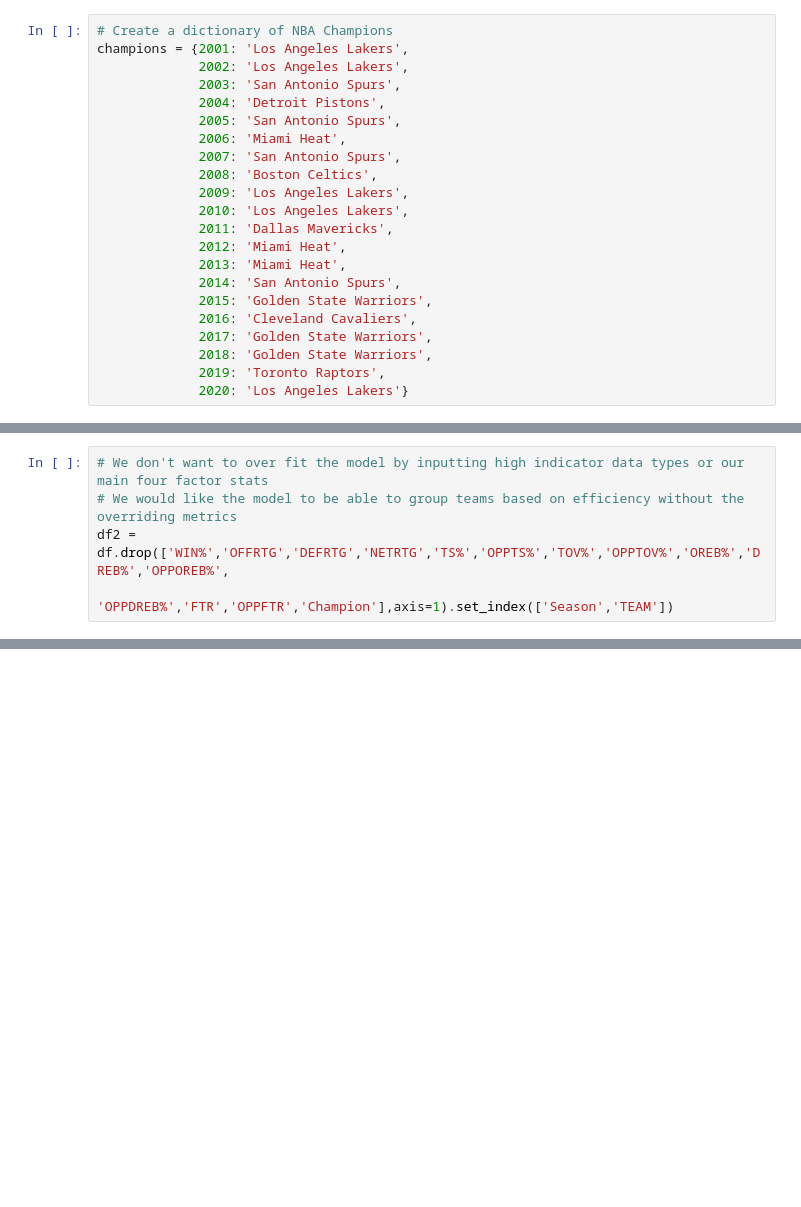
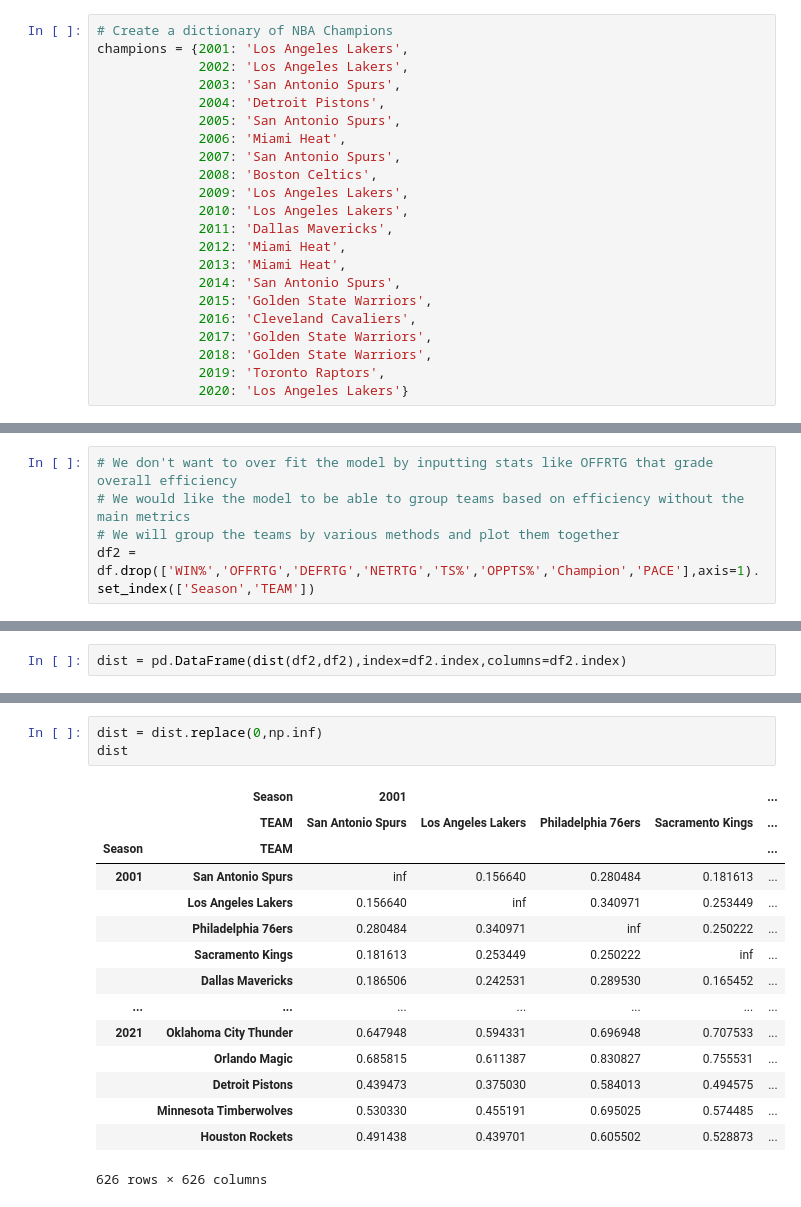
Before and after one commit to danielabboudi/DB_Project, a Jupyter notebook: Abboudi_Campi - Data Bootcamp Final Project.ipynb, the cells around one changed output, grey strips where cells are left out. Cells and saved outputs as stored; diff of their text form; blank space fills up the shorter version.

```diff
--- a/Abboudi_Campi - Data Bootcamp Final Project.ipynb
+++ b/Abboudi_Campi - Data Bootcamp Final Project.ipynb
@@ -216,6 +143,6 @@ Name: FTR, dtype: float64
 # %%
-# We don't want to over fit the model by inputting high indicator data types or our main four factor stats
-# We would like the model to be able to group teams based on efficiency without the overriding metrics
-df2 = df.drop(['WIN%','OFFRTG','DEFRTG','NETRTG','TS%','OPPTS%','TOV%','OPPTOV%','OREB%','DREB%','OPPOREB%',
-               'OPPDREB%','FTR','OPPFTR','Champion'],axis=1).set_index(['Season','TEAM'])
+# We don't want to over fit the model by inputting stats like OFFRTG that grade overall efficiency
+# We would like the model to be able to group teams based on efficiency without the main metrics
+# We will group the teams by various methods and plot them together
+df2 = df.drop(['WIN%','OFFRTG','DEFRTG','NETRTG','TS%','OPPTS%','Champion','PACE'],axis=1).set_index(['Season','TEAM'])
 # %%
@@ -265,2 +164,4 @@ px.scatter(tsne_2d.dropna(),x=0,y=1,
 # %% [output]
 [interactive output not drawn]
+# %%
+dist = pd.DataFrame(dist(df2,df2),index=df2.index,columns=df2.index)
@@ -266,0 +182,19 @@ px.scatter(tsne_2d.dropna(),x=0,y=1,
+# %%
+dist = dist.replace(0,np.inf)
+dist
+# %% [output]
+|  | Season | 2001 |  |  |  | ... |
+|  | TEAM | San Antonio Spurs | Los Angeles Lakers | Philadelphia 76ers | Sacramento Kings | ... |
+| Season | TEAM |  |  |  |  | ... |
+| 2001 | San Antonio Spurs | inf | 0.156640 | 0.280484 | 0.181613 | ... |
+|  | Los Angeles Lakers | 0.156640 | inf | 0.340971 | 0.253449 | ... |
+|  | Philadelphia 76ers | 0.280484 | 0.340971 | inf | 0.250222 | ... |
+|  | Sacramento Kings | 0.181613 | 0.253449 | 0.250222 | inf | ... |
+|  | Dallas Mavericks | 0.186506 | 0.242531 | 0.289530 | 0.165452 | ... |
+| ... | ... | ... | ... | ... | ... | ... |
+| 2021 | Oklahoma City Thunder | 0.647948 | 0.594331 | 0.696948 | 0.707533 | ... |
+|  | Orlando Magic | 0.685815 | 0.611387 | 0.830827 | 0.755531 | ... |
+|  | Detroit Pistons | 0.439473 | 0.375030 | 0.584013 | 0.494575 | ... |
+|  | Minnesota Timberwolves | 0.530330 | 0.455191 | 0.695025 | 0.574485 | ... |
+|  | Houston Rockets | 0.491438 | 0.439701 | 0.605502 | 0.528873 | ... |
+626 rows × 626 columns
```
Also changed, not shown: parts of 19 cells of this notebook.
